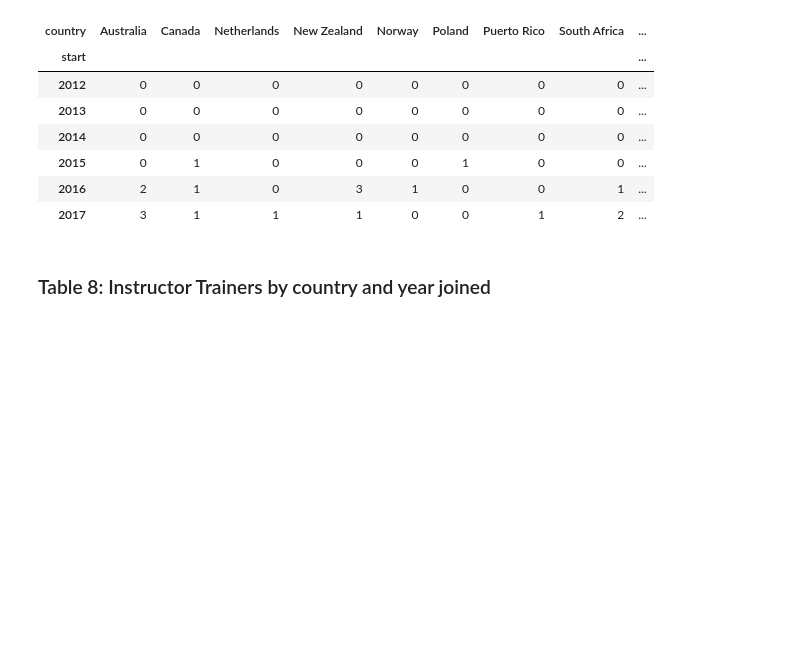
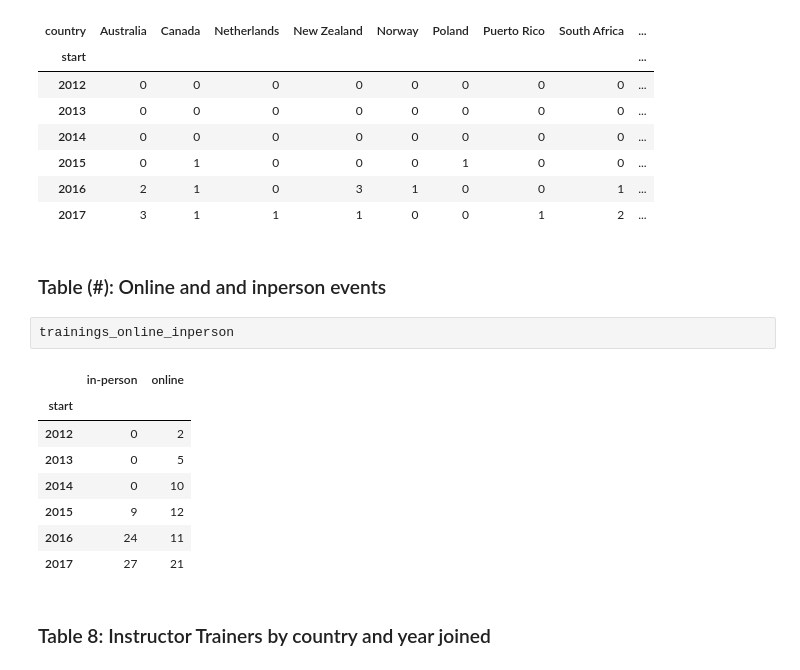
Before and after one commit to carpentries/assessment, a Jupyter notebook: programmatic-assessment/workshops/final_report_outline.ipynb, the cells around one changed output. Cells and saved outputs as stored; diff of their text form; blank space fills up the shorter version.

```diff
--- a/programmatic-assessment/workshops/final_report_outline.ipynb
+++ b/programmatic-assessment/workshops/final_report_outline.ipynb
@@ -817,5 +834,18 @@ trainings_by_country
 | 2015 | 0 | 1 | 0 | 0 | 0 | 1 | 0 | 0 | ... |
 | 2016 | 2 | 1 | 0 | 3 | 1 | 0 | 0 | 1 | ... |
 | 2017 | 3 | 1 | 1 | 1 | 0 | 0 | 1 | 2 | ... |
+# %% [markdown]
+### Table (#): Online and  and inperson events
+# %%
+trainings_online_inperson
+# %% [output]
+|  | in-person | online |
+| start |  |  |
+| 2012 | 0 | 2 |
+| 2013 | 0 | 5 |
+| 2014 | 0 | 10 |
+| 2015 | 9 | 12 |
+| 2016 | 24 | 11 |
+| 2017 | 27 | 21 |
 # %% [markdown]
 ### Table 8: Instructor Trainers by country and year joined
```
Also changed, not shown: parts of 4 cells of this notebook.
